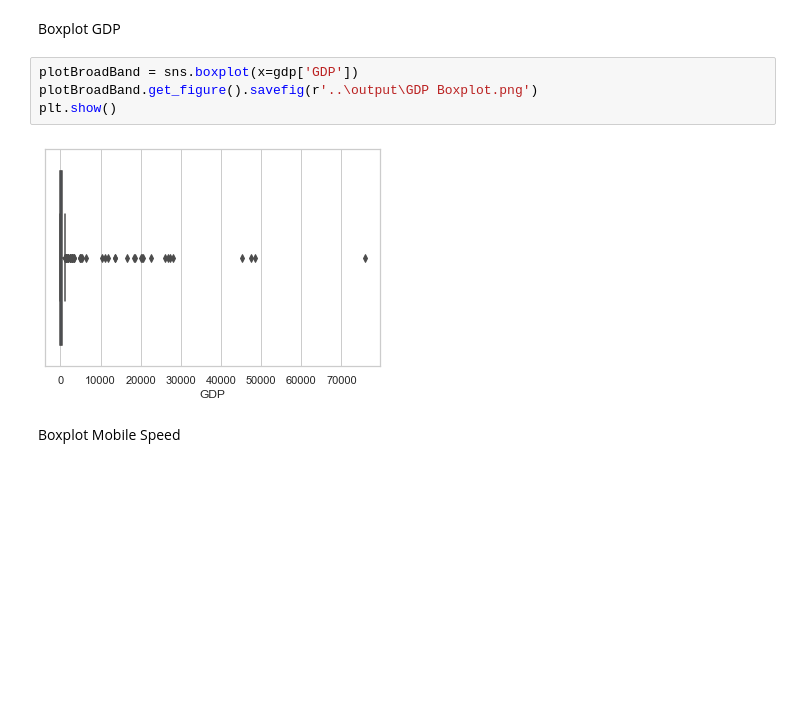
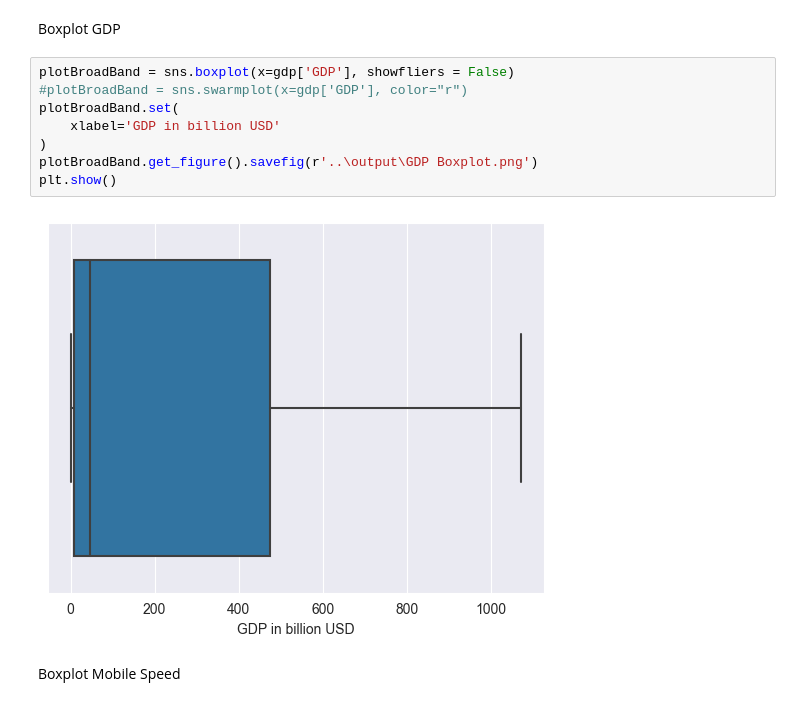
Before and after one commit to Gr4ph1xZ/DataAnalysisAndMachineLearningInternetSpeed, a Jupyter notebook: python/notebook.ipynb, the cells around one changed output. Drawn from its saved outputs; the diff is of its cells as text; blank space fills up the shorter version.

Commit message:
Add Boxplot

```diff
--- a/python/notebook.ipynb
+++ b/python/notebook.ipynb
@@ -201,11 +201,15 @@ plt.show()
 # %% [markdown]
 Boxplot GDP
 # %%
-plotBroadBand = sns.boxplot(x=gdp['GDP'])
+plotBroadBand = sns.boxplot(x=gdp['GDP'], showfliers = False)
+#plotBroadBand = sns.swarmplot(x=gdp['GDP'], color="r")
+plotBroadBand.set(
+    xlabel='GDP in billion USD'
+)
 plotBroadBand.get_figure().savefig(r'..\output\GDP Boxplot.png')
 plt.show()
 # %% [output]
-[figure, old version]
+[figure, new version]
 # %% [markdown]
 Boxplot Mobile Speed
 # %%
```
Also changed, not shown: parts of 21 cells of this notebook.
